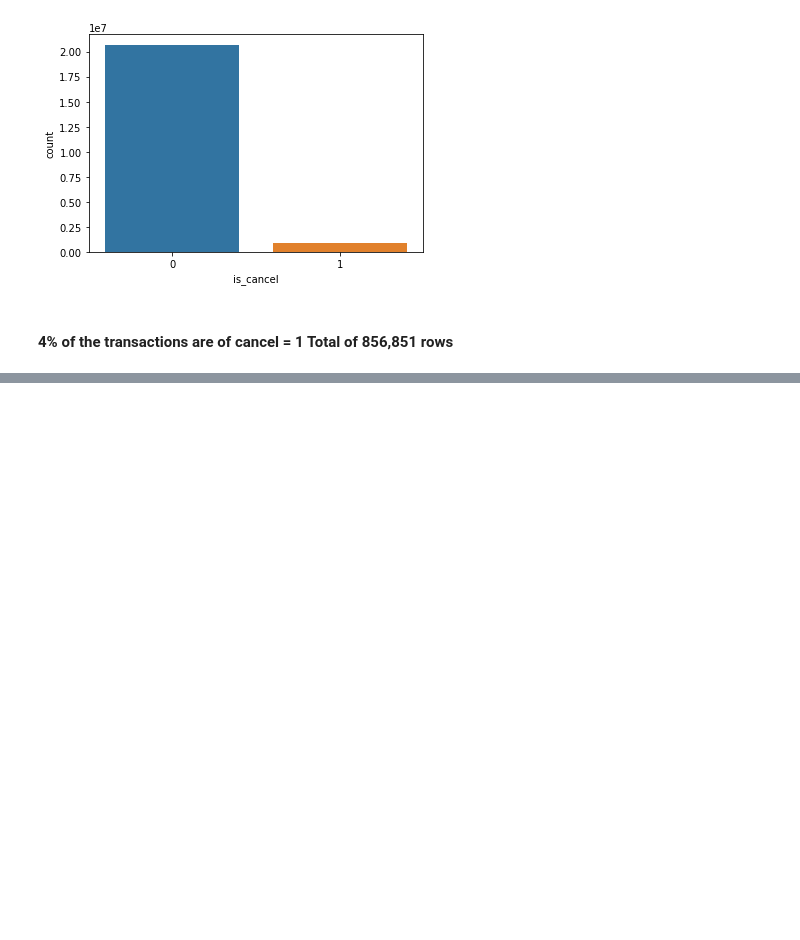
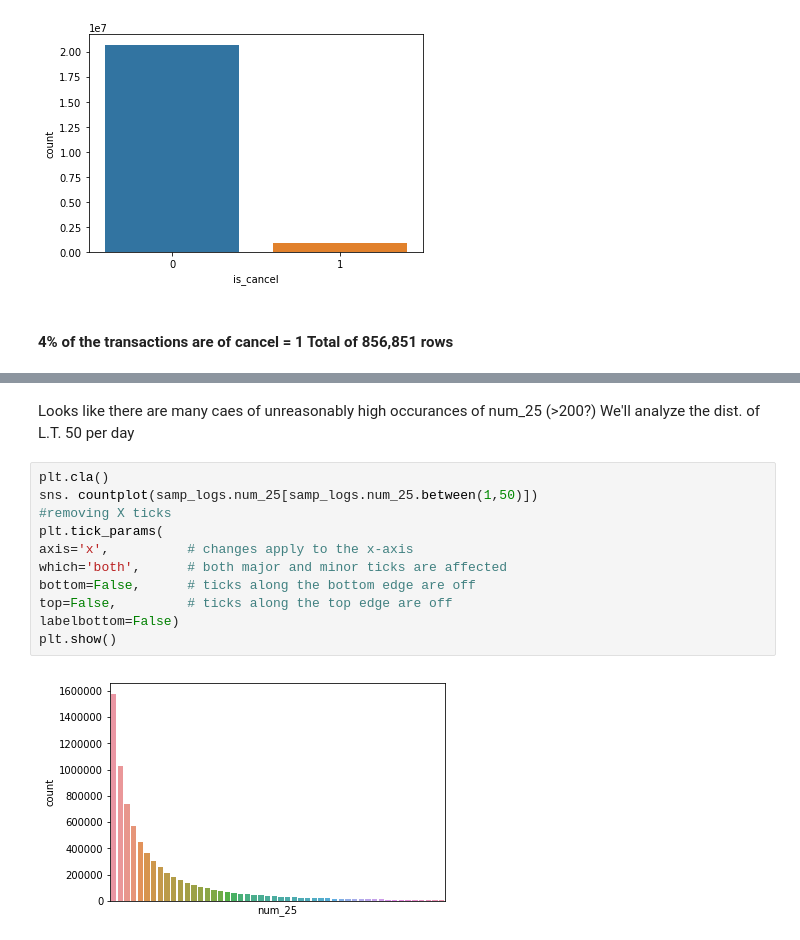
Before and after one commit to yanivbarlev/Project, a Jupyter notebook: Proposal.ipynb, the cells around one changed output, grey strips where cells are left out. Drawn from its saved outputs; the diff is of its cells as text; blank space fills up the shorter version.

```diff
--- a/Proposal.ipynb
+++ b/Proposal.ipynb
@@ -417,0 +460,16 @@ trans.is_cancel.sum()
+# %% [markdown]
+Looks like there are many caes of unreasonably high occurances of num_25 (>200?)
+We'll analyze the dist. of L.T. 50 per day
+# %%
+plt.cla()
+sns. countplot(samp_logs.num_25[samp_logs.num_25.between(1,50)])
+#removing X ticks
+plt.tick_params(
+axis='x',          # changes apply to the x-axis
+which='both',      # both major and minor ticks are affected
+bottom=False,      # ticks along the bottom edge are off
+top=False,         # ticks along the top edge are off
+labelbottom=False)
+plt.show()
+# %% [output]
+[figure, added]
```
Also changed, not shown: parts of 22 cells of this notebook.
